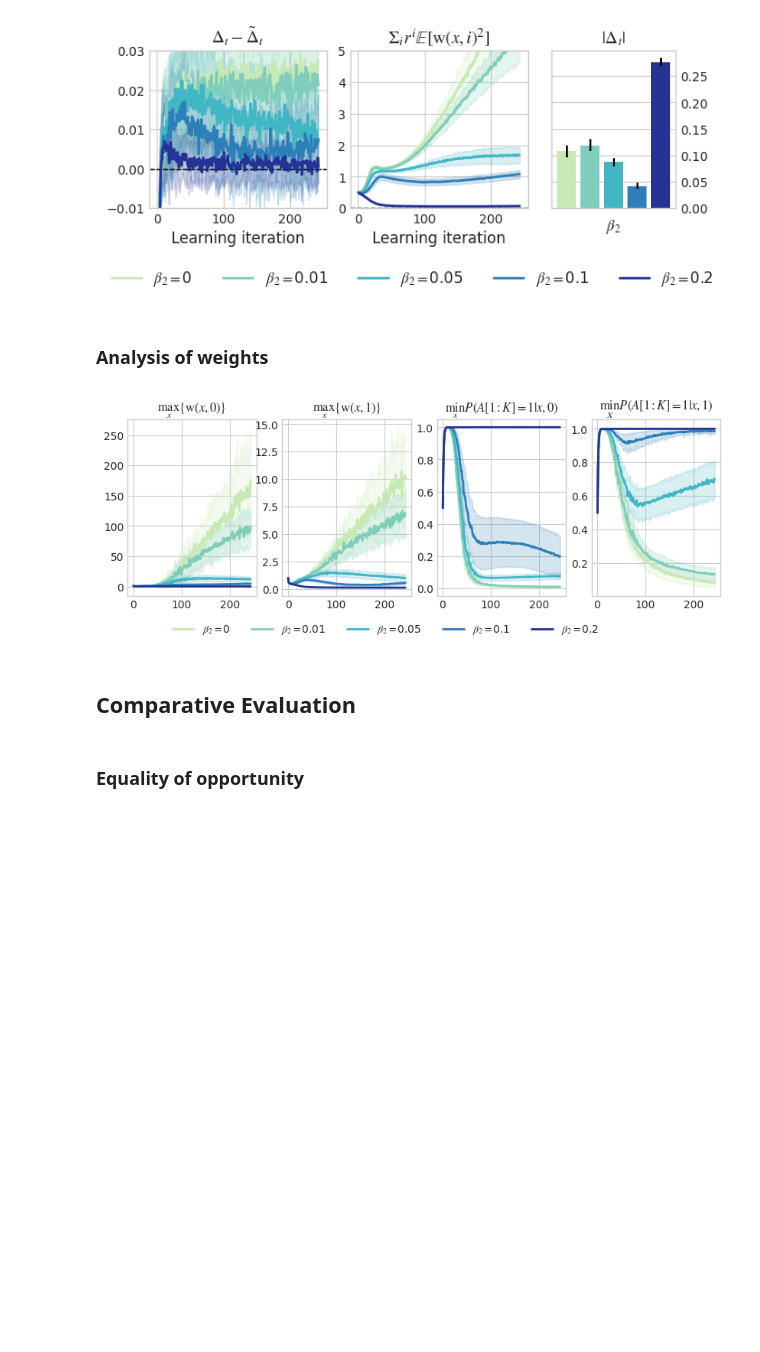
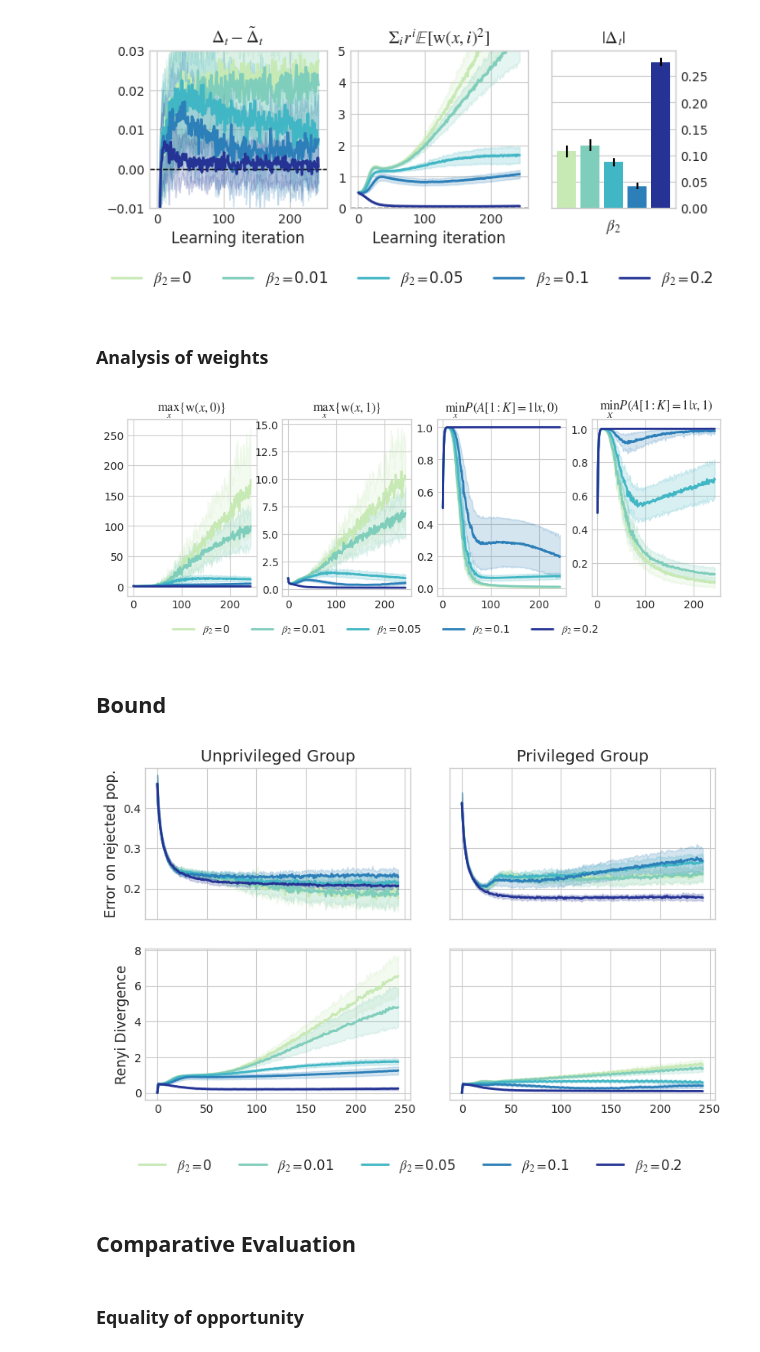
Before and after one commit to hiaac-finance/sellf, a Jupyter notebook: lending_experiment/figures.ipynb, the cells around one changed output. Saved outputs shown, nothing was run; the diff lists cells and outputs as text; code cells hidden in the pictures; blank space fills up the shorter version.

Commit message:
feat: finished exp with study bounds

```diff
--- a/lending_experiment/figures.ipynb
+++ b/lending_experiment/figures.ipynb
@@ -511,3 +519,5 @@ for i in range(4):
 plt.savefig("figures/ablation_weights.pdf", bbox_inches="tight")
 # %% [output]
 [figure]
+# %% [markdown]
+## Bound
@@ -514,3 +562,72 @@ plt.savefig("figures/ablation_weights.pdf", bbox_inches="tight")
+# %%
+colors = ['#c7e9b4','#7fcdbb','#41b6c4','#2c7fb8','#253494']
+
+def color_func(alg_name):
+    idx = sorted_algs.index(alg_name)
+    return colors[idx]
+
+def legend_func(alg_name):
+    return alg_name.split(" ")[-1].replace(")", "").replace("beta_2:", "$\\beta_2=$")
+
+
+fig, axs = plt.subplots(nrows=2, ncols=2, figsize=(9, 7), sharex=True, sharey="row")
+
+
+for alg_name in sorted_algs:
+    df = alg_dfs[alg_name]
+
+    for g in range(2):
+        axs[0, g].plot(
+            df[f"error_accepted_g{g}"]["mean"],
+            label=legend_func(alg_name),
+            color=color_func(alg_name),
+            lw = 2,
+        )
+
+        axs[1, g].plot(
+            df[f"renyi_div_g{g}"]["mean"],
+            label=legend_func(alg_name),
+            color=color_func(alg_name),
+            lw = 2,
+        )
+
+        axs[0, g].fill_between(
+            df.index,
+            df[f"error_accepted_g{g}"]["mean"] - df[f"error_accepted_g{g}"]["std"],
+            df[f"error_accepted_g{g}"]["mean"] + df[f"error_accepted_g{g}"]["std"],
+            alpha=0.2,
+            color = color_func(alg_name),
+        )
+
+        axs[1, g].fill_between(
+            df.index,
+            df[f"renyi_div_g{g}"]["mean"] - df[f"renyi_div_g{g}"]["std"],
+            df[f"renyi_div_g{g}"]["mean"] + df[f"renyi_div_g{g}"]["std"],
+            alpha=0.2,
+            color = color_func(alg_name),
+        )
+
+fig.subplots_adjust(bottom=0.3, wspace=0.33)
+
+axs[1, 0].legend(
+    loc="upper center",
+    bbox_to_anchor=(1, -0.3),
+    ncol=5,
+    fontsize=12
+)
+
+groups_names = ["Unprivileged", "Privileged"]
+for g in range(2):
+    axs[0, g].set_title(f"{groups_names[g]} Group", fontsize=14)
+
+axs[0, 0].set_ylabel("Error on rejected pop.", fontsize=12)
+axs[1, 0].set_ylabel("Renyi Divergence", fontsize=12)
+
+fig.subplots_adjust(wspace=0.15)
+
+plt.savefig("figures/bound_terms.pdf", bbox_inches="tight")
+# %% [output]
+[figure, added]
 # %% [markdown]
 ## Comparative Evaluation
 # %% [markdown]
```
Also changed, not shown: parts of 20 cells of this notebook, 1 other file.
